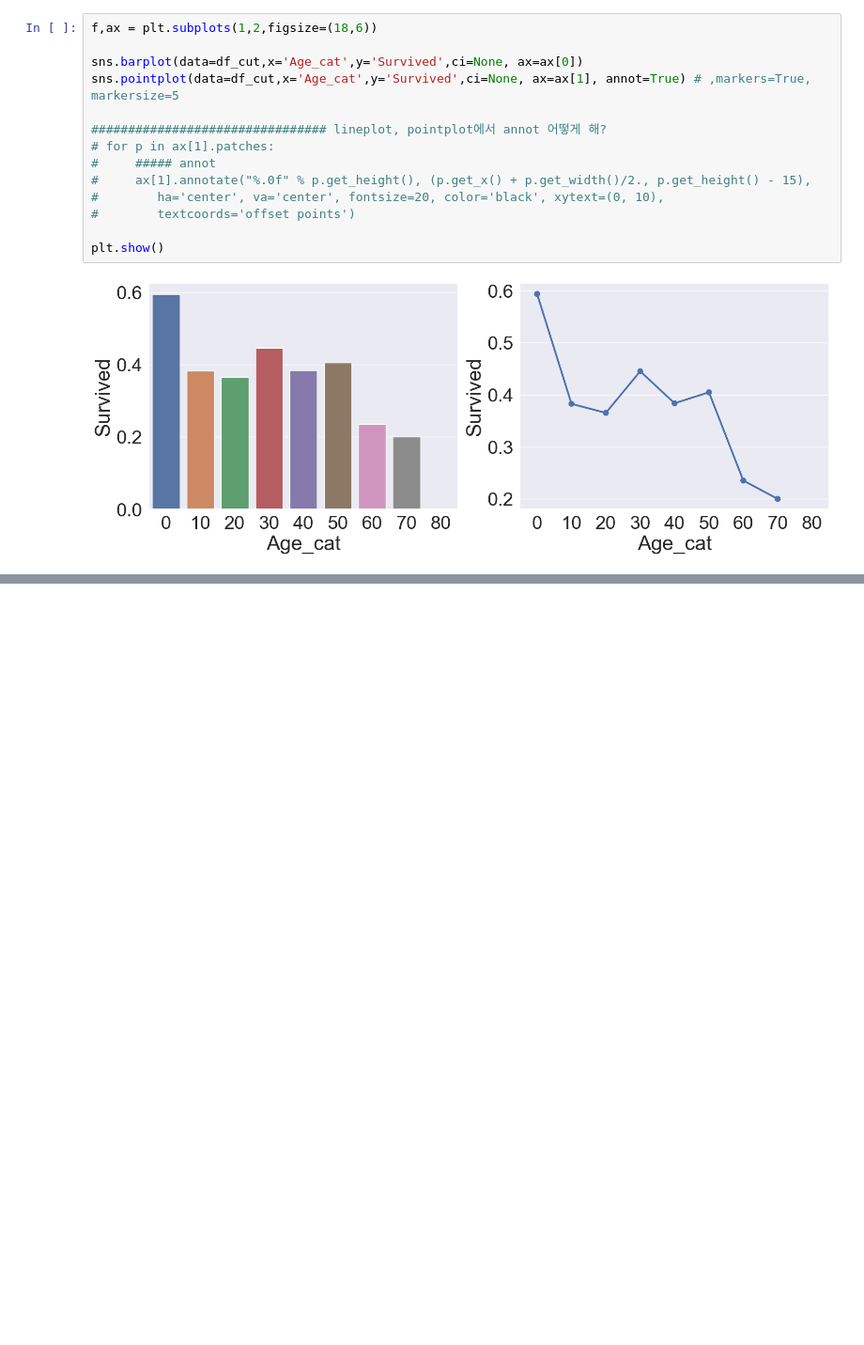
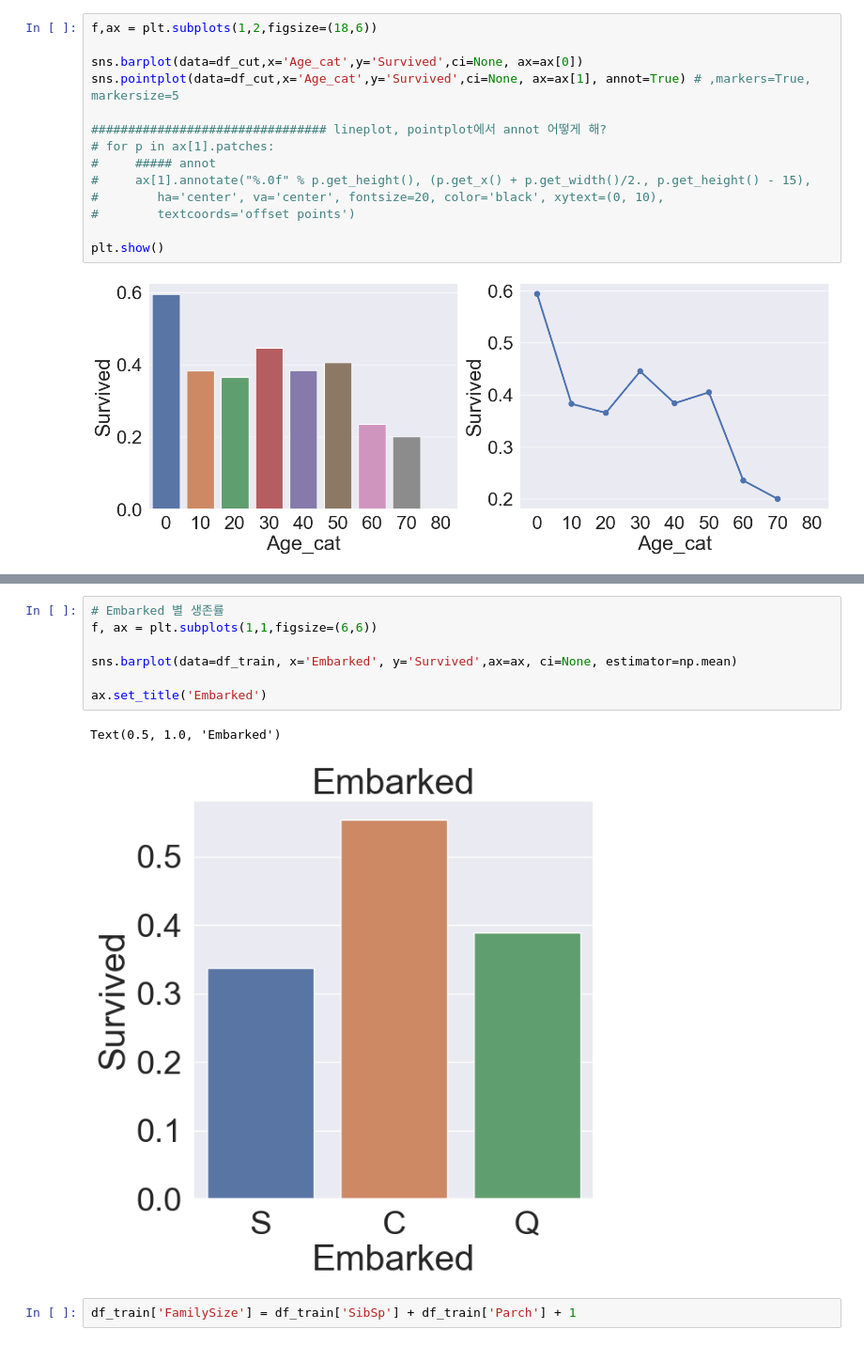
Before and after one commit to JW-Namsta/Kaggle_Study, a Jupyter notebook: Titanic/TItanic_copy_3.ipynb, the cells around one changed output, grey strips where cells are left out. Shown at 94% size. Drawn from its saved outputs; the diff is of its cells as text; blank space fills up the shorter version.

```diff
--- a/Titanic/TItanic_copy_3.ipynb
+++ b/Titanic/TItanic_copy_3.ipynb
@@ -318,3 +321,15 @@ ax[1].set_title('Sex and Age vs Survived')
 plt.show()
 # %% [output]
 [figure]
+# %%
+# Embarked 별 생존률
+f, ax = plt.subplots(1,1,figsize=(6,6))
+
+sns.barplot(data=df_train, x='Embarked', y='Survived',ax=ax, ci=None, estimator=np.mean)
+
+ax.set_title('Embarked')
+# %% [output]
+Text(0.5, 1.0, 'Embarked')
+[figure, added]
+# %%
+df_train['FamilySize'] = df_train['SibSp'] + df_train['Parch'] + 1
```
Also changed, not shown: parts of 3 cells of this notebook.
